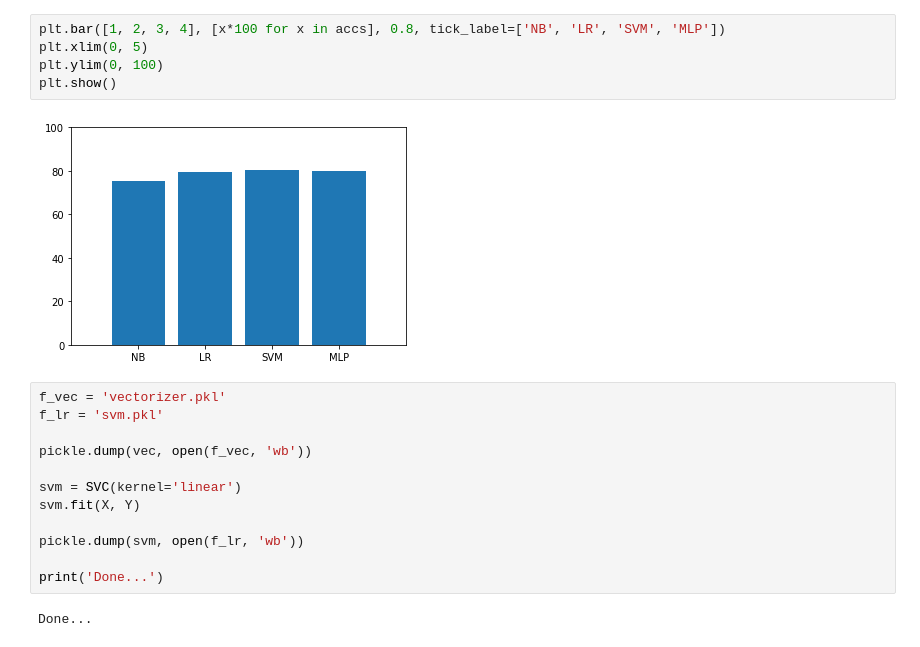
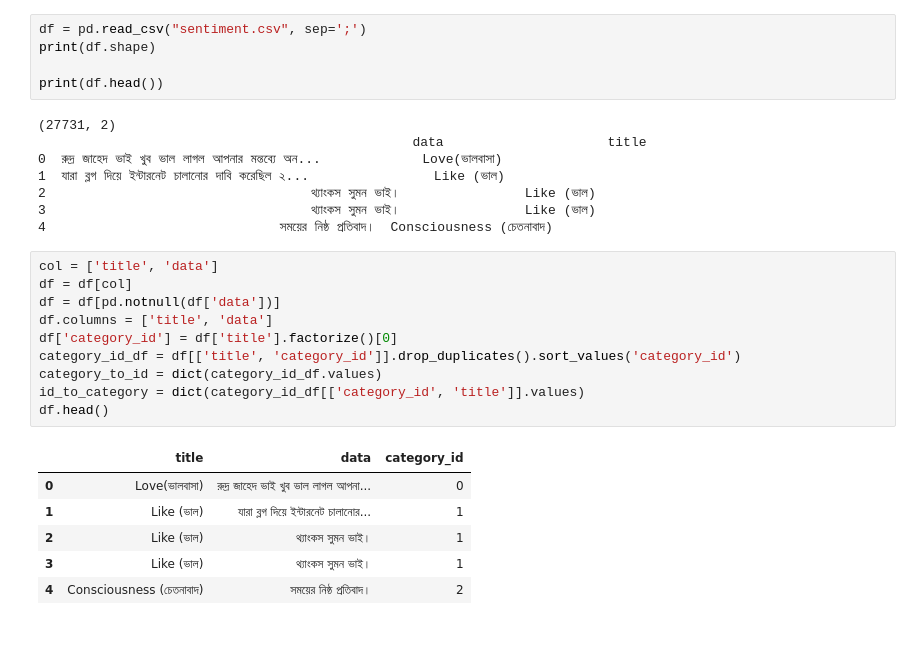
Before and after one commit to ruman23/Sentiment-analysis, a Jupyter notebook: SentimentAnalysis.ipynb, the cells around one changed output. Cells and saved outputs as stored; diff of their text form.

```diff
--- a/SentimentAnalysis.ipynb
+++ b/SentimentAnalysis.ipynb
@@ -160,21 +17,30 @@ Confusion Matrix:
-# %%
-plt.bar([1, 2, 3, 4], [x*100 for x in accs], 0.8, tick_label=['NB', 'LR', 'SVM', 'MLP'])
-plt.xlim(0, 5)
-plt.ylim(0, 100)
-plt.show()
-# %% [output]
-[figure, removed]
-# %%
-f_vec = 'vectorizer.pkl'
-f_lr = 'svm.pkl'
-
-pickle.dump(vec, open(f_vec, 'wb'))
-
-svm = SVC(kernel='linear')
-svm.fit(X, Y)
-
-pickle.dump(svm, open(f_lr, 'wb'))
-
-print('Done...')
-# %% [output]
-Done...
+# %%
+df = pd.read_csv("sentiment.csv", sep=';')
+print(df.shape)
+
+print(df.head())
+# %% [output]
+(27731, 2)
+                                                data                     title
+0  রুদ্র জাহেদ ভাই খুব ভাল লাগল আপনার মন্তব্যে অন...             Love(ভালবাসা)
+1  যারা ব্লগ দিয়ে ইন্টারনেট চালানোর দাবি করেছিল ২...                Like (ভাল)
+2                                  থ্যাংকস সুমন ভাই।                Like (ভাল)
+3                                  থ্যাংকস সুমন ভাই।                Like (ভাল)
+4                              সময়ের নিষ্ঠ প্রতিবাদ।  Consciousness (চেতনাবাদ)
+# %%
+col = ['title', 'data']
+df = df[col]
+df = df[pd.notnull(df['data'])]
+df.columns = ['title', 'data']
+df['category_id'] = df['title'].factorize()[0]
+category_id_df = df[['title', 'category_id']].drop_duplicates().sort_values('category_id')
+category_to_id = dict(category_id_df.values)
+id_to_category = dict(category_id_df[['category_id', 'title']].values)
+df.head()
+# %% [output]
+|  | title | data | category_id |
+| 0 | Love(ভালবাসা) | রুদ্র জাহেদ ভাই খুব ভাল লাগল আপনা... | 0 |
+| 1 | Like (ভাল) | যারা ব্লগ দিয়ে ইন্টারনেট চালানোর... | 1 |
+| 2 | Like (ভাল) | থ্যাংকস সুমন ভাই। | 1 |
+| 3 | Like (ভাল) | থ্যাংকস সুমন ভাই। | 1 |
+| 4 | Consciousness (চেতনাবাদ) | সময়ের নিষ্ঠ প্রতিবাদ। | 2 |
```
Also changed, not shown: parts of 31 cells of this notebook.
